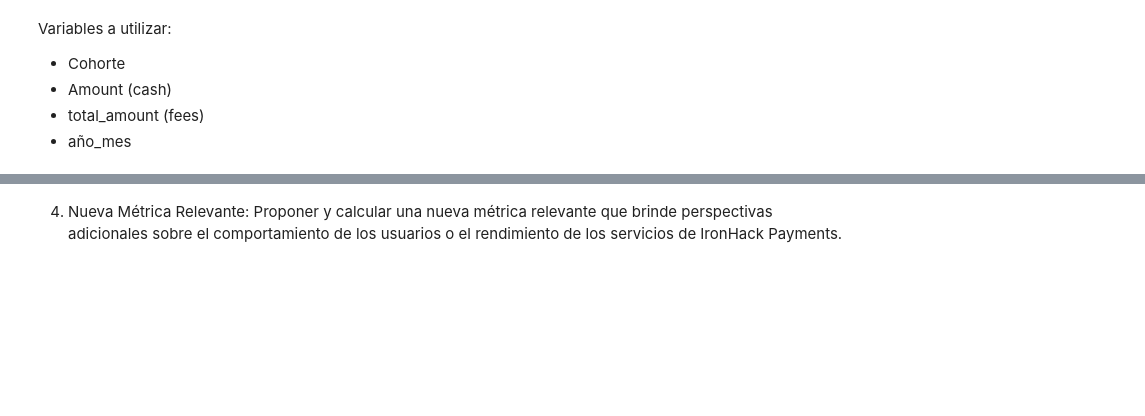
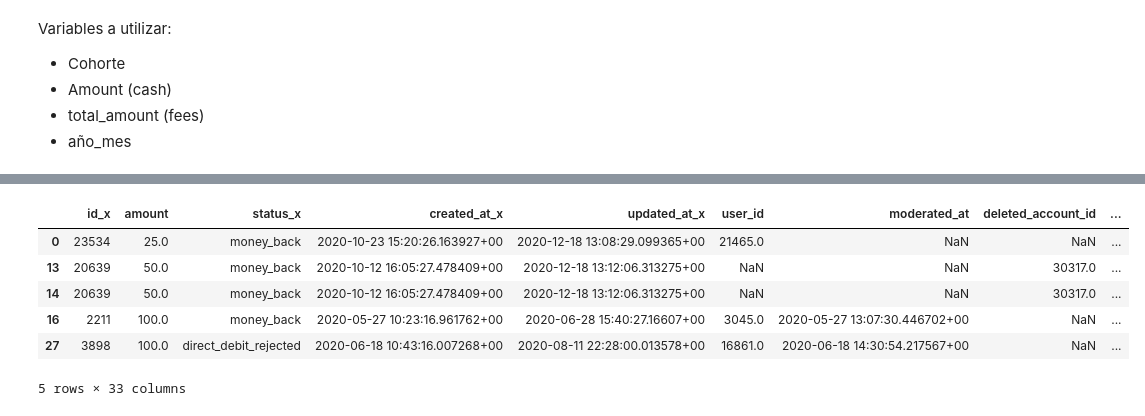
Before and after one commit to moiatgit/project-1-ironhack-payments-es, a Jupyter notebook: grupo3.ipynb, the cells around one changed output, grey strips where cells are left out. Drawn from its saved outputs; the diff is of its cells as text; code cells hidden in the pictures; blank space fills up the shorter version.

```diff
--- a/grupo3.ipynb
+++ b/grupo3.ipynb
@@ -688,3 +633,14 @@ plt.show()
-# %% [markdown]
-
- 4.   Nueva Métrica Relevante: Proponer y calcular una nueva métrica relevante que brinde perspectivas adicionales sobre el comportamiento de los usuarios o el rendimiento de los servicios de IronHack Payments.
+# %%
+# 3a. Añadimos la columna año_mes_ingreso
+# Primero filtramos las entradas no pagadas
+cash_fees_paid = cash_fees[cash_fees['paid_at'].notna()].copy()   # Es necesario copy() para evitar el SettingWithCopyWarning
+cash_fees_paid['año_mes_ingreso'] = pd.to_datetime(cash_fees_paid['paid_at'], format='mixed').dt.strftime('%Y-%m')
+cash_fees_paid.head()
+# %% [output]
+|  | id_x | amount | status_x | created_at_x | updated_at_x | user_id | moderated_at | deleted_account_id | ... |
+| 0 | 23534 | 25.0 | money_back | 2020-10-23 15:20:26.163927+00 | 2020-12-18 13:08:29.099365+00 | 21465.0 | NaN | NaN | ... |
+| 13 | 20639 | 50.0 | money_back | 2020-10-12 16:05:27.478409+00 | 2020-12-18 13:12:06.313275+00 | NaN | NaN | 30317.0 | ... |
+| 14 | 20639 | 50.0 | money_back | 2020-10-12 16:05:27.478409+00 | 2020-12-18 13:12:06.313275+00 | NaN | NaN | 30317.0 | ... |
+| 16 | 2211 | 100.0 | money_back | 2020-05-27 10:23:16.961762+00 | 2020-06-28 15:40:27.16607+00 | 3045.0 | 2020-05-27 13:07:30.446702+00 | NaN | ... |
+| 27 | 3898 | 100.0 | direct_debit_rejected | 2020-06-18 10:43:16.007268+00 | 2020-08-11 22:28:00.013578+00 | 16861.0 | 2020-06-18 14:30:54.217567+00 | NaN | ... |
+5 rows × 33 columns
```
Also changed, not shown: parts of 17 cells of this notebook.
